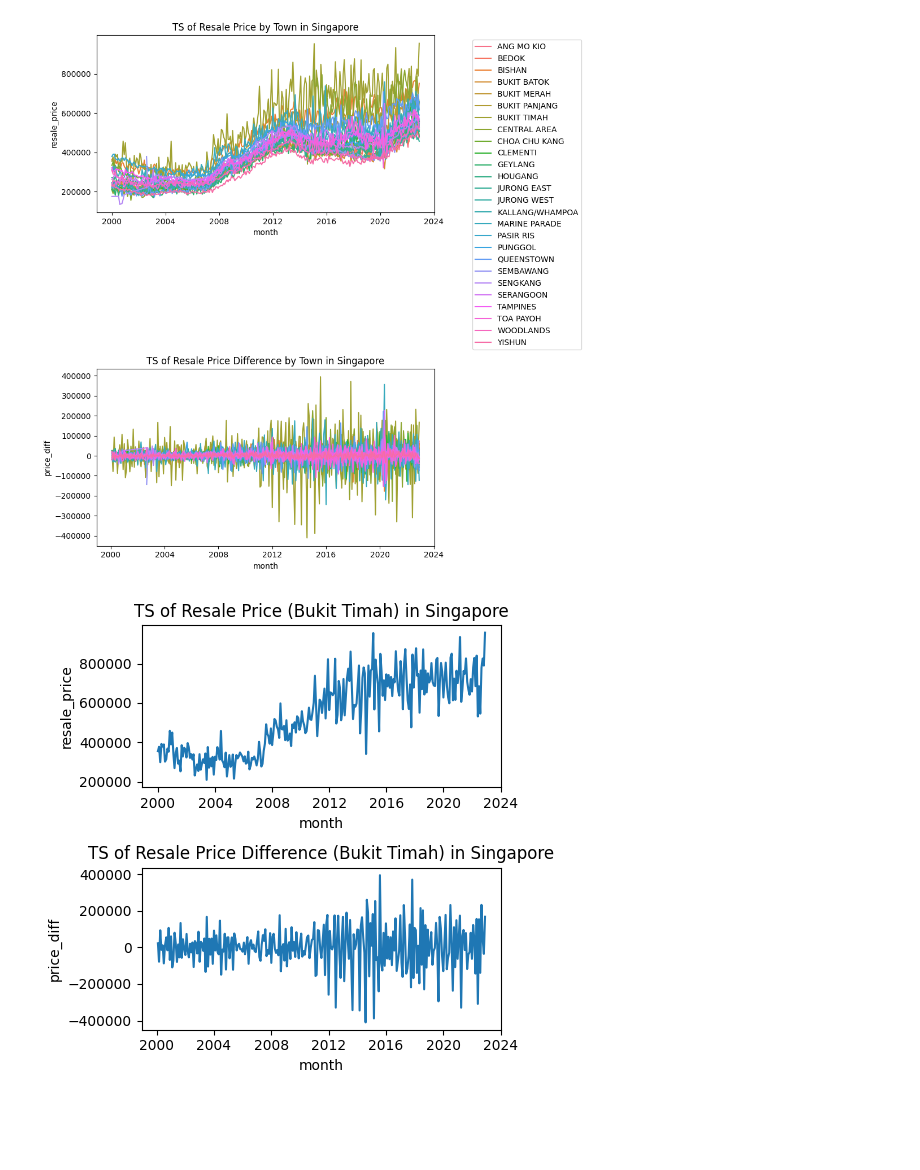
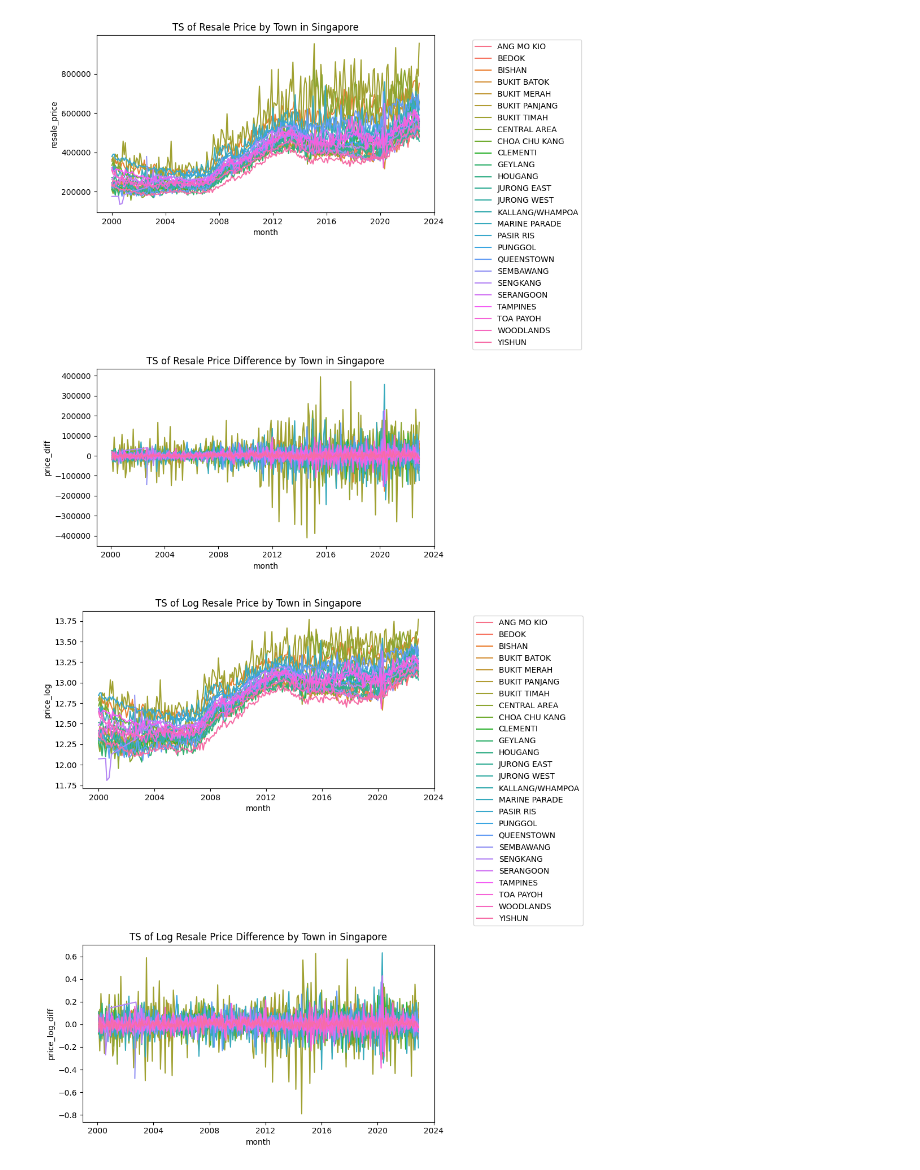
Before and after one commit to lingjie00/ST6241A_2425, a Jupyter notebook: notebook/data_exploration.ipynb, the cells around one changed output. Saved outputs shown, nothing was run; the diff lists cells and outputs as text; code cells hidden in the pictures; blank space fills up the shorter version.

```diff
--- a/notebook/data_exploration.ipynb
+++ b/notebook/data_exploration.ipynb
@@ -58,17 +60,17 @@ plt.savefig(Path("..") / "asset" / "resale_price_ts.png")
 # %% [output]
 [figure]
 # %%
-fig, axes = plt.subplots(2, 1, figsize=(5, 5))
-sns.lineplot(data=resale_price.query("town == 'BUKIT TIMAH'"), x="month", y="resale_price", hue="town", ax=axes[0])
-axes[0].legend_.remove()
-axes[0].set_title("TS of Resale Price (Bukit Timah) in Singapore")
+fig, axes = plt.subplots(2, 1, figsize=(10, 10))
+sns.lineplot(data=resale_price, x="month", y="price_log", hue="town", ax=axes[0])
+axes[0].legend(loc='center left', bbox_to_anchor=(1.1, 0.1))
+axes[0].set_title("TS of Log Resale Price by Town in Singapore")
 
-sns.lineplot(data=resale_price.query("town == 'BUKIT TIMAH'"), x="month", y="price_diff", hue="town", ax=axes[1])
+sns.lineplot(data=resale_price, x="month", y="price_log_diff", hue="town", ax=axes[1])
 # remove legend
 axes[1].legend_.remove()
-axes[1].set_title("TS of Resale Price Difference (Bukit Timah) in Singapore")
+axes[1].set_title("TS of Log Resale Price Difference by Town in Singapore")
 
 plt.tight_layout()
-plt.savefig(Path("..") / "asset" / "resale_price_bukit_timah_ts.png")
+plt.savefig(Path("..") / "asset" / "resale_price_log_ts.png")
 # %% [output]
-[figure, old version]
+[figure, new version]
```
Also changed, not shown: parts of 6 cells of this notebook, 8 other files.
